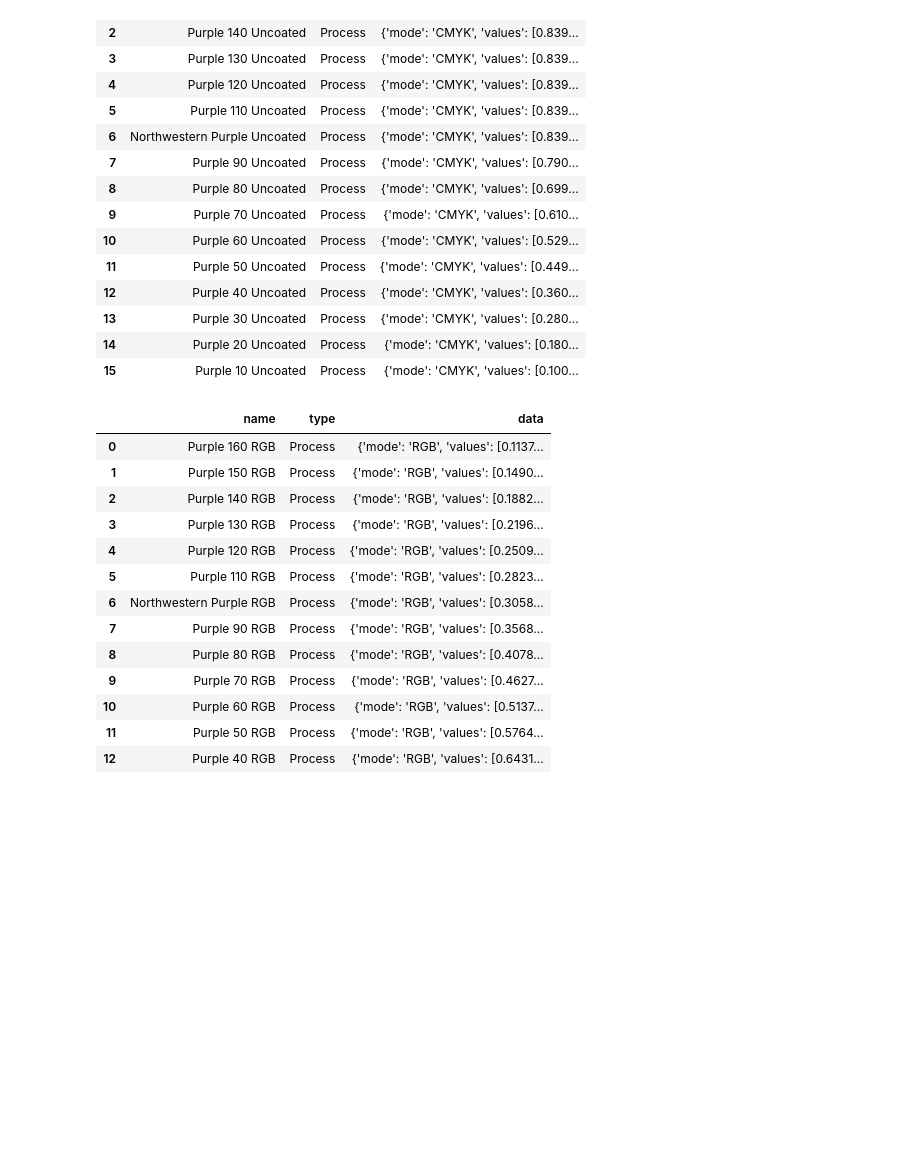
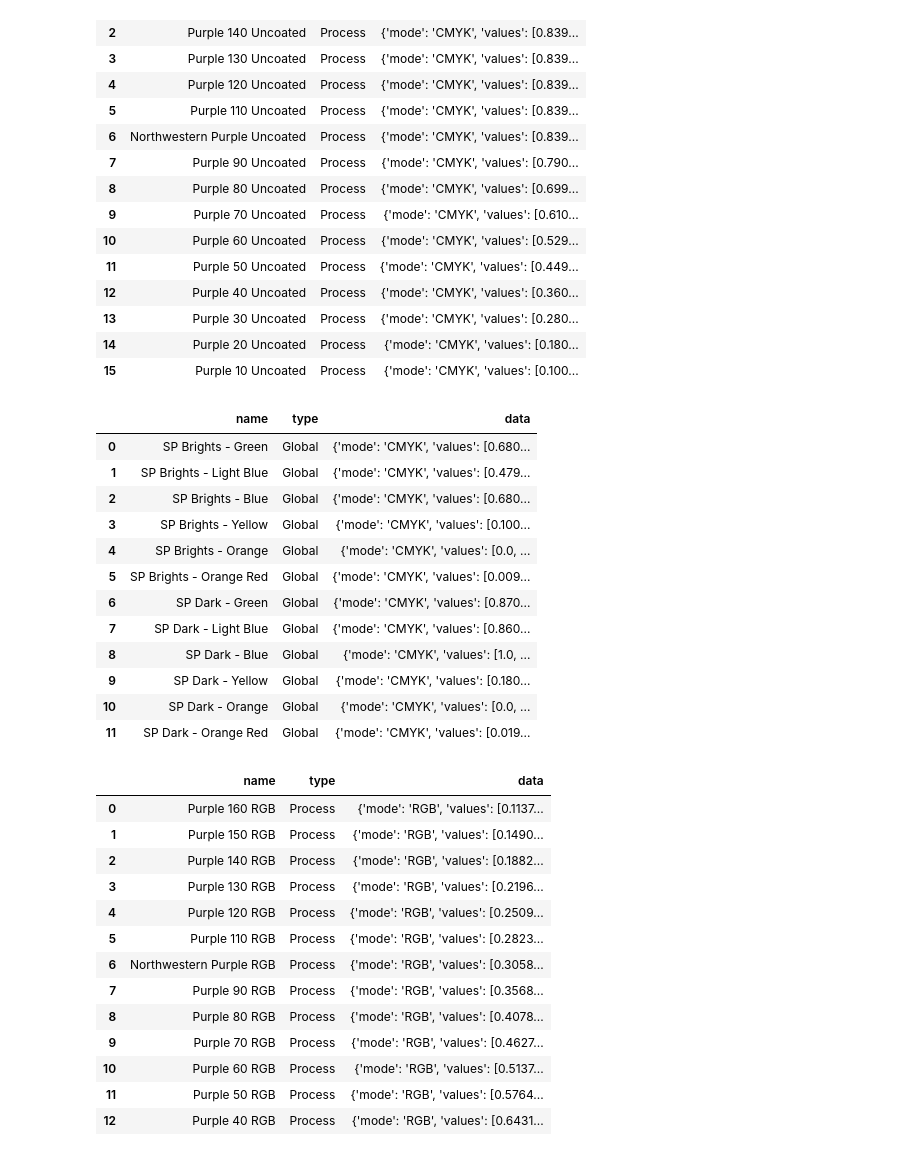
Before and after one commit to p7k/nu_tyo_lab_analysis, a Jupyter notebook: nb/misc/nu_swatches.ipynb, the cells around one changed output. Drawn from its saved outputs; the diff is of its cells as text; code cells hidden in the pictures; blank space fills up the shorter version.

```diff
--- a/nb/misc/nu_swatches.ipynb
+++ b/nb/misc/nu_swatches.ipynb
@@ -44,5 +45,22 @@ pd.DataFrame.from_records(swatch_cmyk_uncoated[0]['swatches'])
 | 13 | Purple 30 Uncoated | Process | {'mode': 'CMYK', 'values': [0.280... |
 | 14 | Purple 20 Uncoated | Process | {'mode': 'CMYK', 'values': [0.180... |
 | 15 | Purple 10 Uncoated | Process | {'mode': 'CMYK', 'values': [0.100... |
+# %%
+swatch_cmyk_secondary = parse('nu_swatches/NWU Secondary Colors - CMYK.ase')
+pd.DataFrame.from_records(swatch_cmyk_secondary)
+# %% [output]
+|  | name | type | data |
+| 0 | SP Brights - Green | Global | {'mode': 'CMYK', 'values': [0.680... |
+| 1 | SP Brights - Light Blue | Global | {'mode': 'CMYK', 'values': [0.479... |
+| 2 | SP Brights - Blue | Global | {'mode': 'CMYK', 'values': [0.680... |
+| 3 | SP Brights - Yellow | Global | {'mode': 'CMYK', 'values': [0.100... |
+| 4 | SP Brights - Orange | Global | {'mode': 'CMYK', 'values': [0.0, ... |
+| 5 | SP Brights - Orange Red | Global | {'mode': 'CMYK', 'values': [0.009... |
+| 6 | SP Dark - Green | Global | {'mode': 'CMYK', 'values': [0.870... |
+| 7 | SP Dark - Light Blue | Global | {'mode': 'CMYK', 'values': [0.860... |
+| 8 | SP Dark - Blue | Global | {'mode': 'CMYK', 'values': [1.0, ... |
+| 9 | SP Dark - Yellow | Global | {'mode': 'CMYK', 'values': [0.180... |
+| 10 | SP Dark - Orange | Global | {'mode': 'CMYK', 'values': [0.0, ... |
+| 11 | SP Dark - Orange Red | Global | {'mode': 'CMYK', 'values': [0.019... |
 # %%
 swatch_rgb = parse('nu_swatches/NWU Purple Color Palette - RGB.ase')
```
Also changed, not shown: parts of 8 cells of this notebook, 30 other files.
